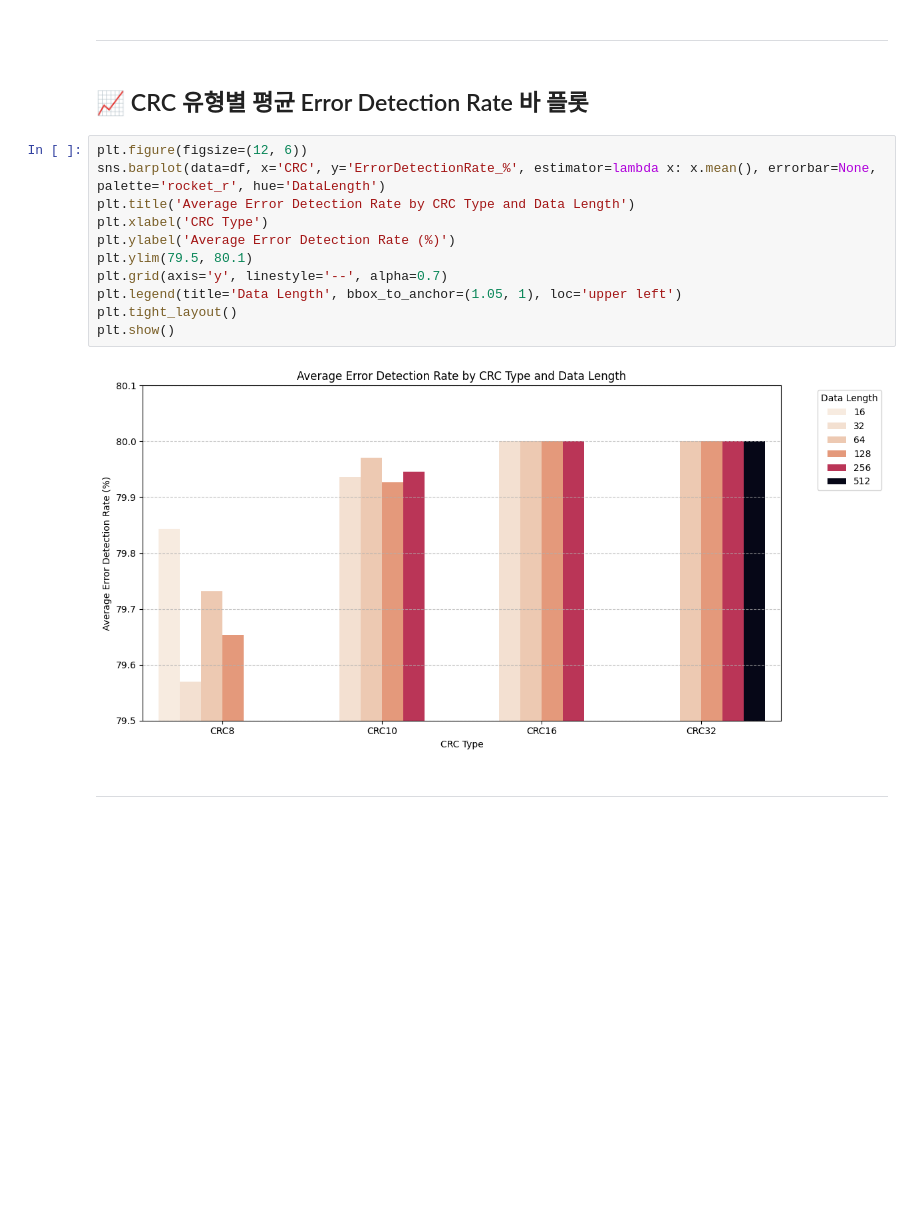
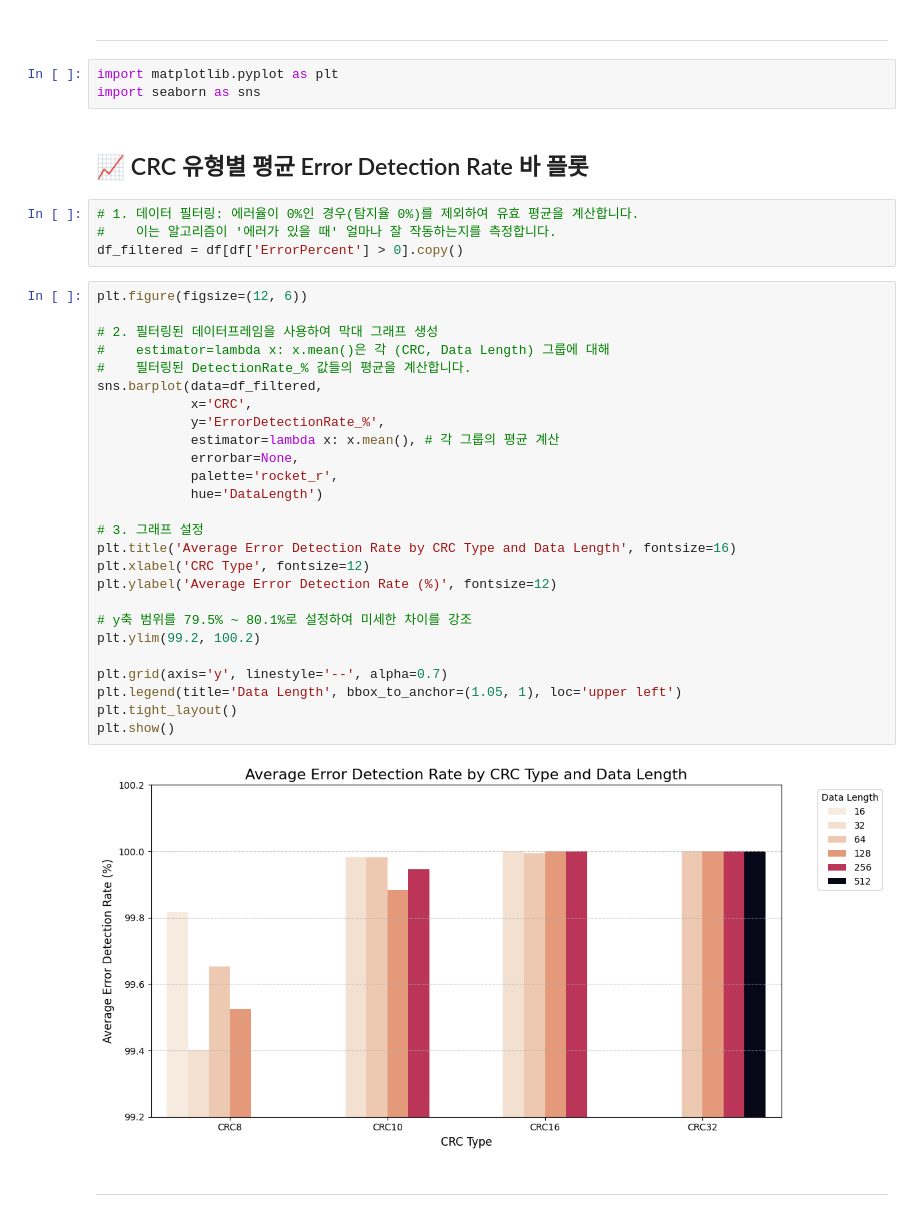
Before and after one commit to jysuhr/CRC_Simulation, a Jupyter notebook: CRC_analytics.ipynb, the cells around one changed output. Cells and saved outputs as stored; diff of their text form; blank space fills up the shorter version.

```diff
--- a/CRC_analytics.ipynb
+++ b/CRC_analytics.ipynb
@@ -41,20 +41,42 @@ display(df.describe())
 # %% [markdown]
 ---
+# %%
+import matplotlib.pyplot as plt
+import seaborn as sns
 # %% [markdown]
 ## 📈 CRC 유형별 평균 Error Detection Rate 바 플롯
+# %%
+# 1. 데이터 필터링: 에러율이 0%인 경우(탐지율 0%)를 제외하여 유효 평균을 계산합니다.
+#    이는 알고리즘이 '에러가 있을 때' 얼마나 잘 작동하는지를 측정합니다.
+df_filtered = df[df['ErrorPercent'] > 0].copy()
 # %%
 plt.figure(figsize=(12, 6))
-sns.barplot(data=df, x='CRC', y='ErrorDetectionRate_%', estimator=lambda x: x.mean(), errorbar=None, palette='rocket_r', hue='DataLength')
-plt.title('Average Error Detection Rate by CRC Type and Data Length')
-plt.xlabel('CRC Type')
-plt.ylabel('Average Error Detection Rate (%)')
-plt.ylim(79.5, 80.1)
+
+# 2. 필터링된 데이터프레임을 사용하여 막대 그래프 생성
+#    estimator=lambda x: x.mean()은 각 (CRC, Data Length) 그룹에 대해
+#    필터링된 DetectionRate_% 값들의 평균을 계산합니다.
+sns.barplot(data=df_filtered,
+            x='CRC',
+            y='ErrorDetectionRate_%',
+            estimator=lambda x: x.mean(), # 각 그룹의 평균 계산
+            errorbar=None,
+            palette='rocket_r',
+            hue='DataLength')
+
+# 3. 그래프 설정
+plt.title('Average Error Detection Rate by CRC Type and Data Length', fontsize=16)
+plt.xlabel('CRC Type', fontsize=12)
+plt.ylabel('Average Error Detection Rate (%)', fontsize=12)
+
+# y축 범위를 79.5% ~ 80.1%로 설정하여 미세한 차이를 강조
+plt.ylim(99.2, 100.2)
+
 plt.grid(axis='y', linestyle='--', alpha=0.7)
 plt.legend(title='Data Length', bbox_to_anchor=(1.05, 1), loc='upper left')
 plt.tight_layout()
 plt.show()
 # %% [output]
-[figure, old version]
+[figure, new version]
 # %% [markdown]
 ---
 # %% [markdown]
```
Also changed, not shown: parts of 11 cells of this notebook.
